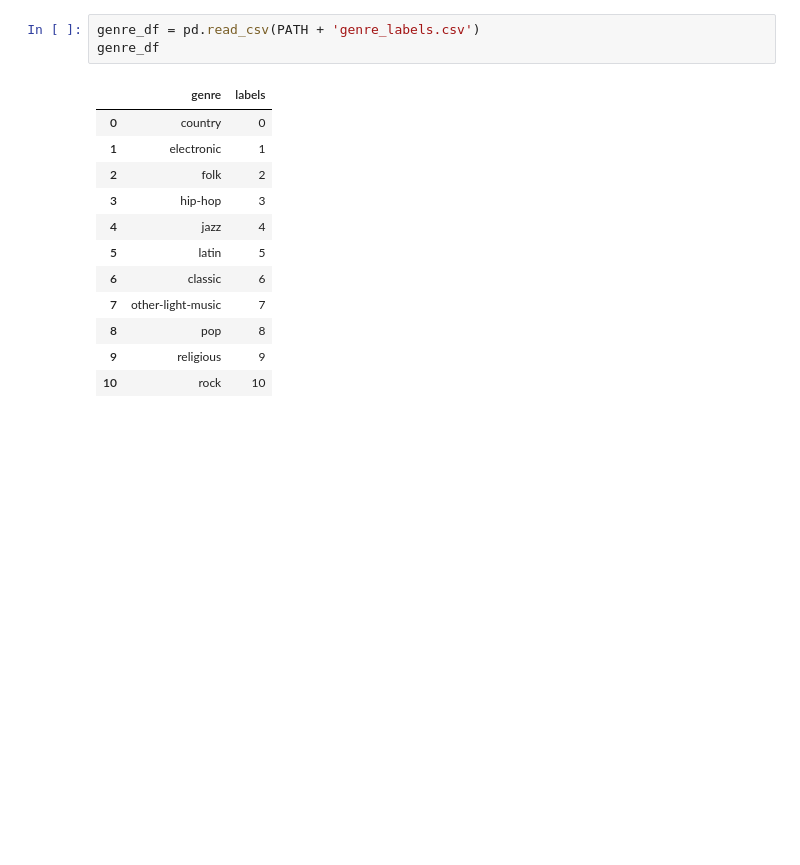
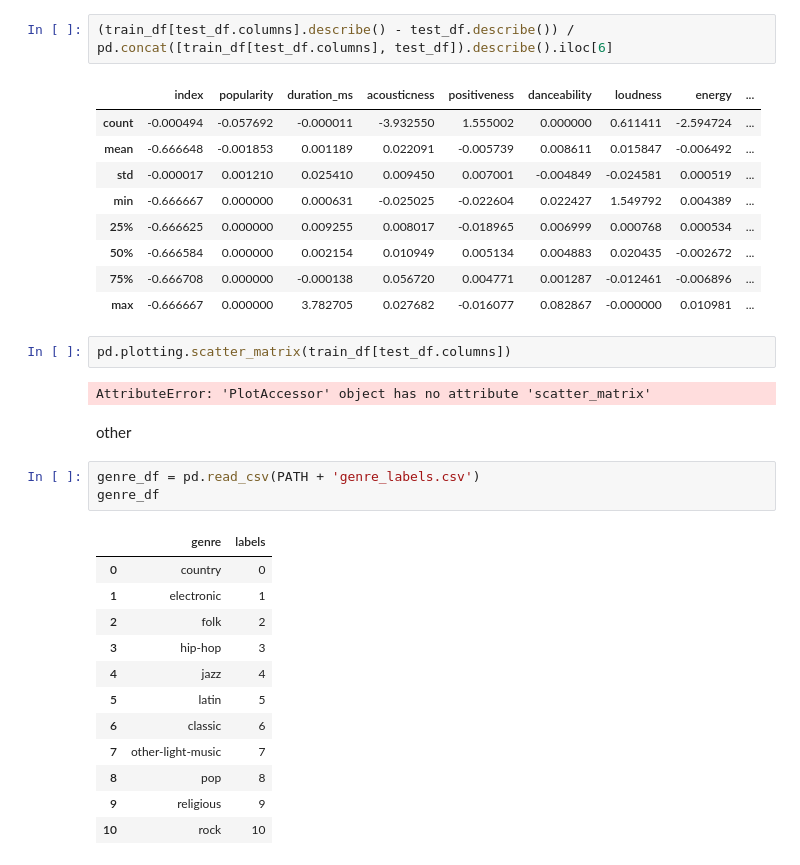
Before and after one commit to chiru1221/ssc2021spr, a Jupyter notebook: src/view.ipynb, the cells around one changed output. Cells and saved outputs as stored; diff of their text form; blank space fills up the shorter version.

```diff
--- a/src/view.ipynb
+++ b/src/view.ipynb
@@ -37,3 +68,21 @@ test_df.head()
+# %%
+(train_df[test_df.columns].describe() - test_df.describe()) / pd.concat([train_df[test_df.columns], test_df]).describe().iloc[6]
+# %% [output]
+|  | index | popularity | duration_ms | acousticness | positiveness | danceability | loudness | energy | ... |
+| count | -0.000494 | -0.057692 | -0.000011 | -3.932550 | 1.555002 | 0.000000 | 0.611411 | -2.594724 | ... |
+| mean | -0.666648 | -0.001853 | 0.001189 | 0.022091 | -0.005739 | 0.008611 | 0.015847 | -0.006492 | ... |
+| std | -0.000017 | 0.001210 | 0.025410 | 0.009450 | 0.007001 | -0.004849 | -0.024581 | 0.000519 | ... |
+| min | -0.666667 | 0.000000 | 0.000631 | -0.025025 | -0.022604 | 0.022427 | 1.549792 | 0.004389 | ... |
+| 25% | -0.666625 | 0.000000 | 0.009255 | 0.008017 | -0.018965 | 0.006999 | 0.000768 | 0.000534 | ... |
+| 50% | -0.666584 | 0.000000 | 0.002154 | 0.010949 | 0.005134 | 0.004883 | 0.020435 | -0.002672 | ... |
+| 75% | -0.666708 | 0.000000 | -0.000138 | 0.056720 | 0.004771 | 0.001287 | -0.012461 | -0.006896 | ... |
+| max | -0.666667 | 0.000000 | 3.782705 | 0.027682 | -0.016077 | 0.082867 | -0.000000 | 0.010981 | ... |
+# %%
+pd.plotting.scatter_matrix(train_df[test_df.columns])
+# %% [output]
+AttributeError: 'PlotAccessor' object has no attribute 'scatter_matrix'
+# %% [markdown]
+other
 # %%
 genre_df = pd.read_csv(PATH + 'genre_labels.csv')
 genre_df
```
Also changed, not shown: parts of 21 cells of this notebook, 7 other files.
